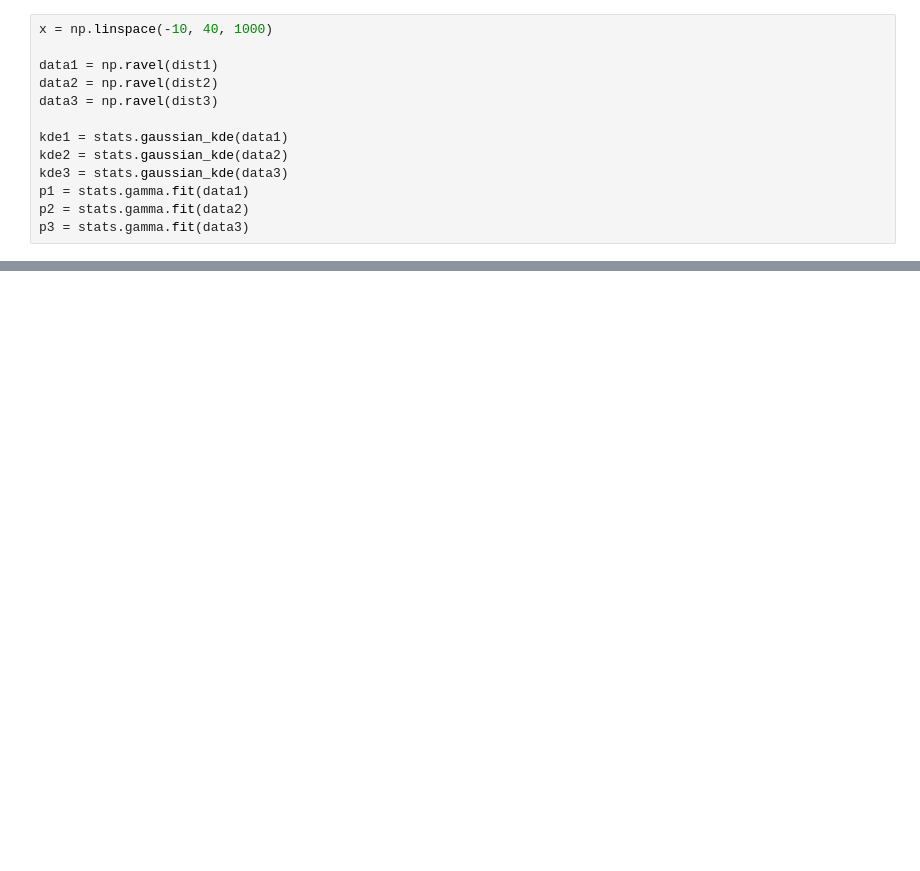
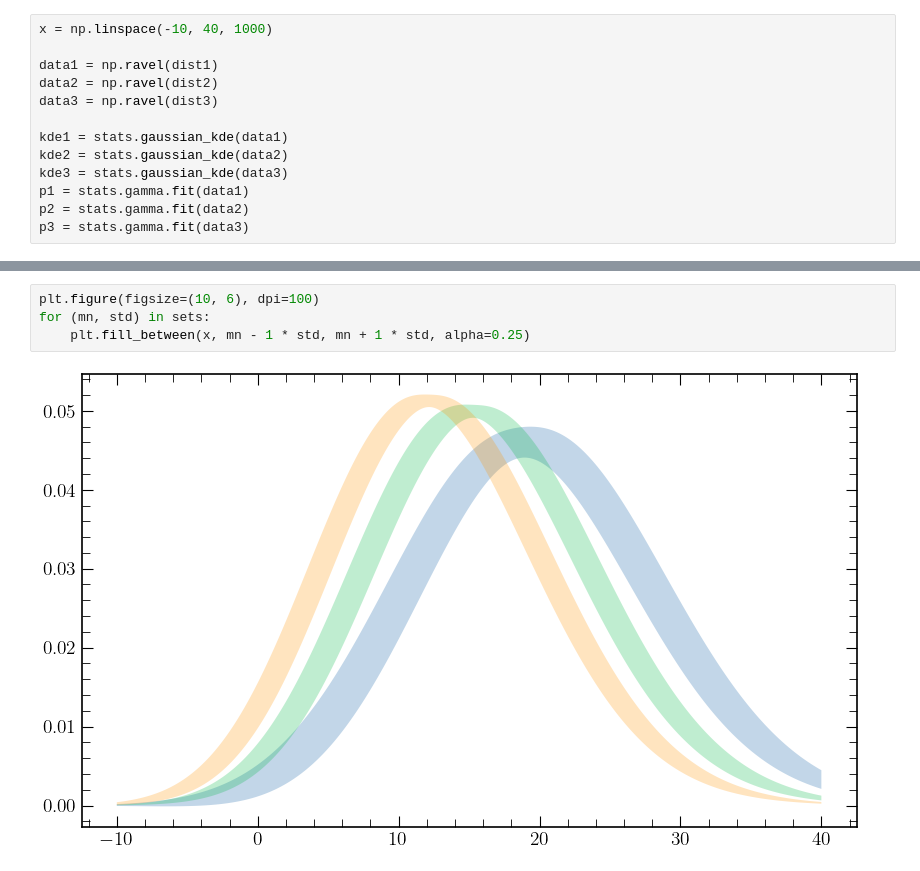
Before and after one commit to tyler-a-cox/fantasy_math, a Jupyter notebook: notebooks/value_based_drafting.ipynb, the cells around one changed output, grey strips where cells are left out. Saved outputs shown, nothing was run; the diff lists cells and outputs as text; blank space fills up the shorter version.

```diff
--- a/notebooks/value_based_drafting.ipynb
+++ b/notebooks/value_based_drafting.ipynb
@@ -246,3 +266,9 @@ p3 = stats.gamma.fit(data3)
+# %%
+plt.figure(figsize=(10, 6), dpi=100)
+for (mn, std) in sets:
+    plt.fill_between(x, mn - 1 * std, mn + 1 * std, alpha=0.25)
+# %% [output]
+[figure, added]
 # %%
 plt.figure(figsize=(10, 6), dpi=100)
 plt.plot(x, kde1(x), color='red')
```
Also changed, not shown: parts of 9 cells of this notebook.
